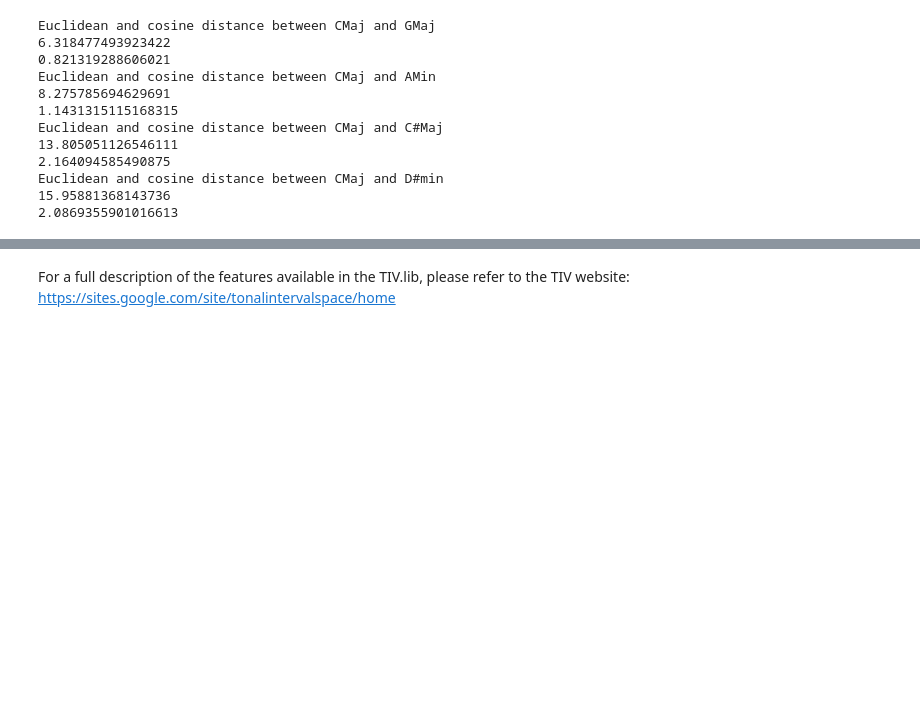
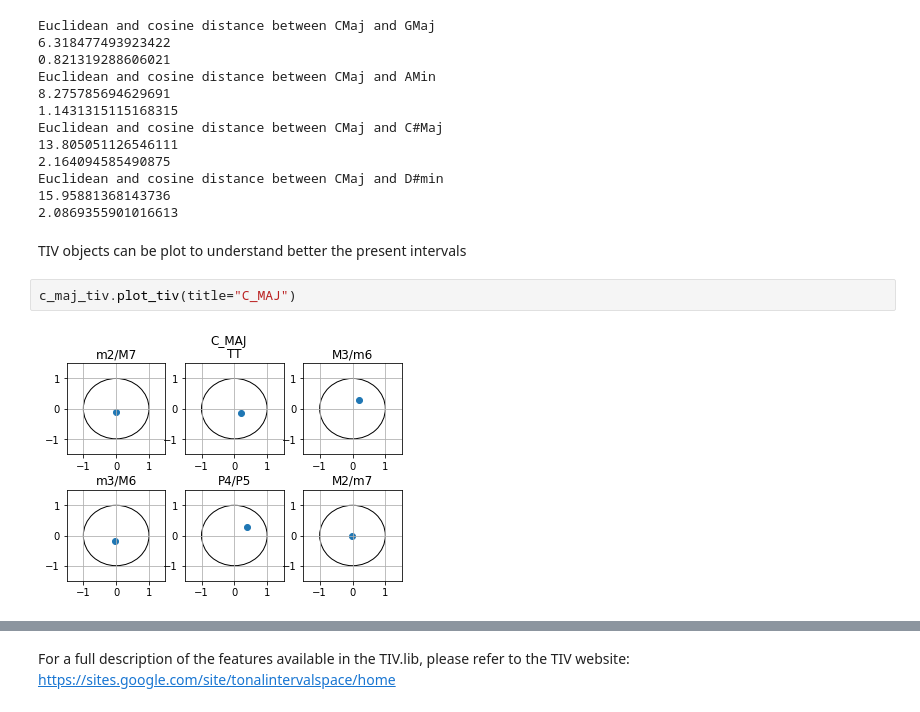
Before and after one commit to aframires/TIVlib, a Jupyter notebook: TIVlib_example.ipynb, the cells around one changed output, grey strips where cells are left out. Cells and saved outputs as stored; diff of their text form; blank space fills up the shorter version.

```diff
--- a/TIVlib_example.ipynb
+++ b/TIVlib_example.ipynb
@@ -214,3 +206,9 @@ Euclidean and cosine distance between CMaj and C#Maj
 Euclidean and cosine distance between CMaj and D#min
 15.95881368143736
 2.0869355901016613
+# %% [markdown]
+TIV objects can be plot to understand better the present intervals
+# %%
+c_maj_tiv.plot_tiv(title="C_MAJ")
+# %% [output]
+[figure, added]
```
Also changed, not shown: parts of 3 cells of this notebook, 1 other file.
